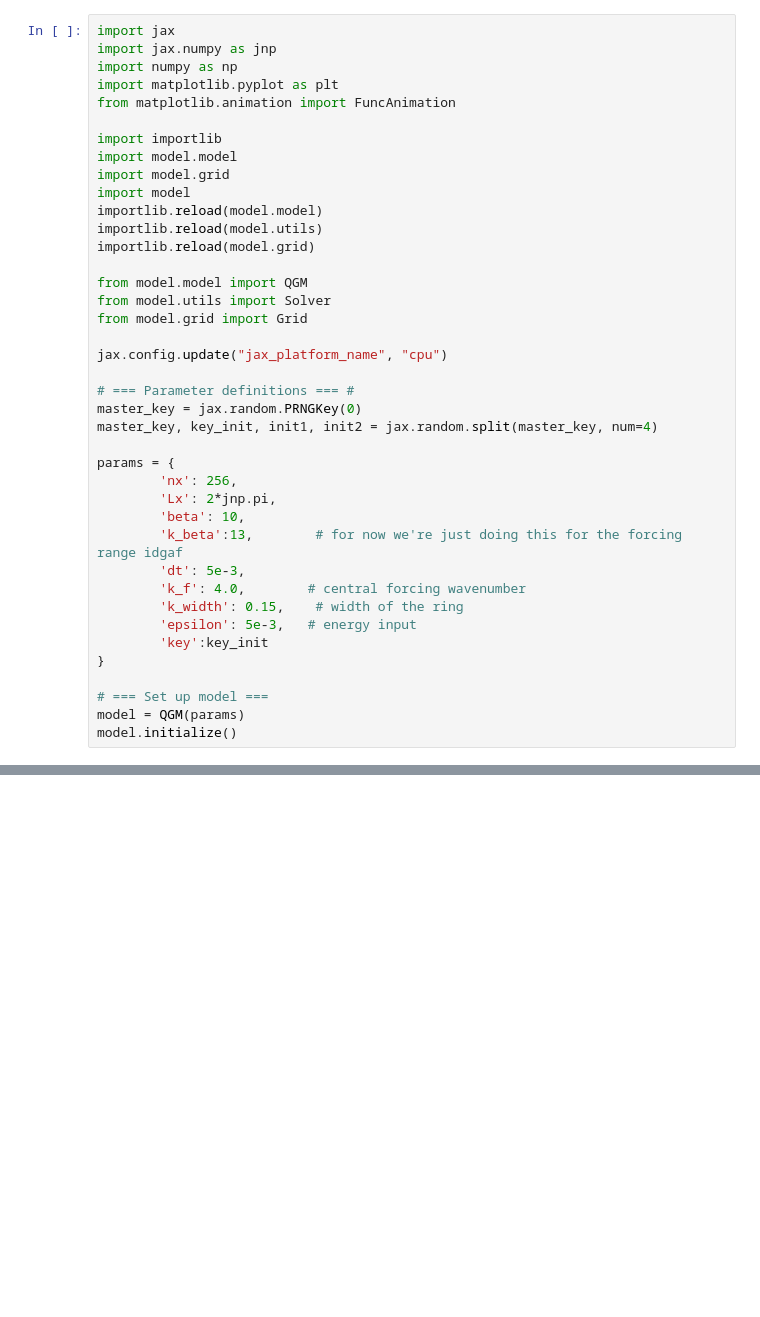
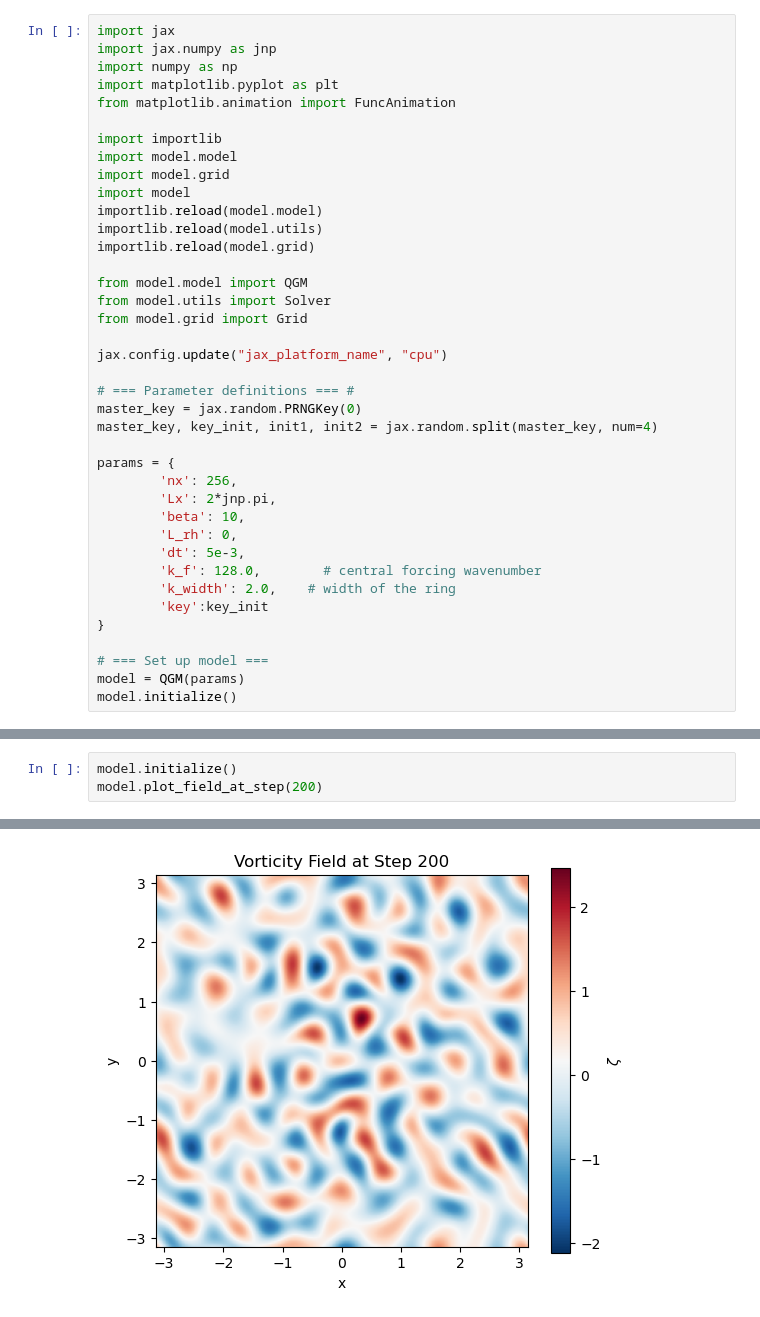
Before and after one commit to not-just-tom/QG, a Jupyter notebook: testability.ipynb, the cells around one changed output, grey strips where cells are left out. Saved outputs shown, nothing was run; the diff lists cells and outputs as text; blank space fills up the shorter version.

```diff
--- a/testability.ipynb
+++ b/testability.ipynb
@@ -27,11 +27,10 @@ params = {
         'nx': 256,
         'Lx': 2*jnp.pi,
         'beta': 10,
-        'k_beta':13,        # for now we're just doing this for the forcing range idgaf
+        'L_rh': 0,
         'dt': 5e-3,
-        'k_f': 4.0,        # central forcing wavenumber
-        'k_width': 0.15,    # width of the ring
-        'epsilon': 5e-3,   # energy input
+        'k_f': 128.0,        # central forcing wavenumber
+        'k_width': 2.0,    # width of the ring
         'key':key_init
 }
 
@@ -45,0 +46,4 @@ Saved animation to outputs/qg.gif
+# %%
+model.initialize()
+model.plot_field_at_step(200)
+# %% [output]
@@ -45,0 +51 @@ Saved animation to outputs/qg.gif
+[figure, added]
```
Also changed, not shown: parts of 2 cells of this notebook, 6 other files.
